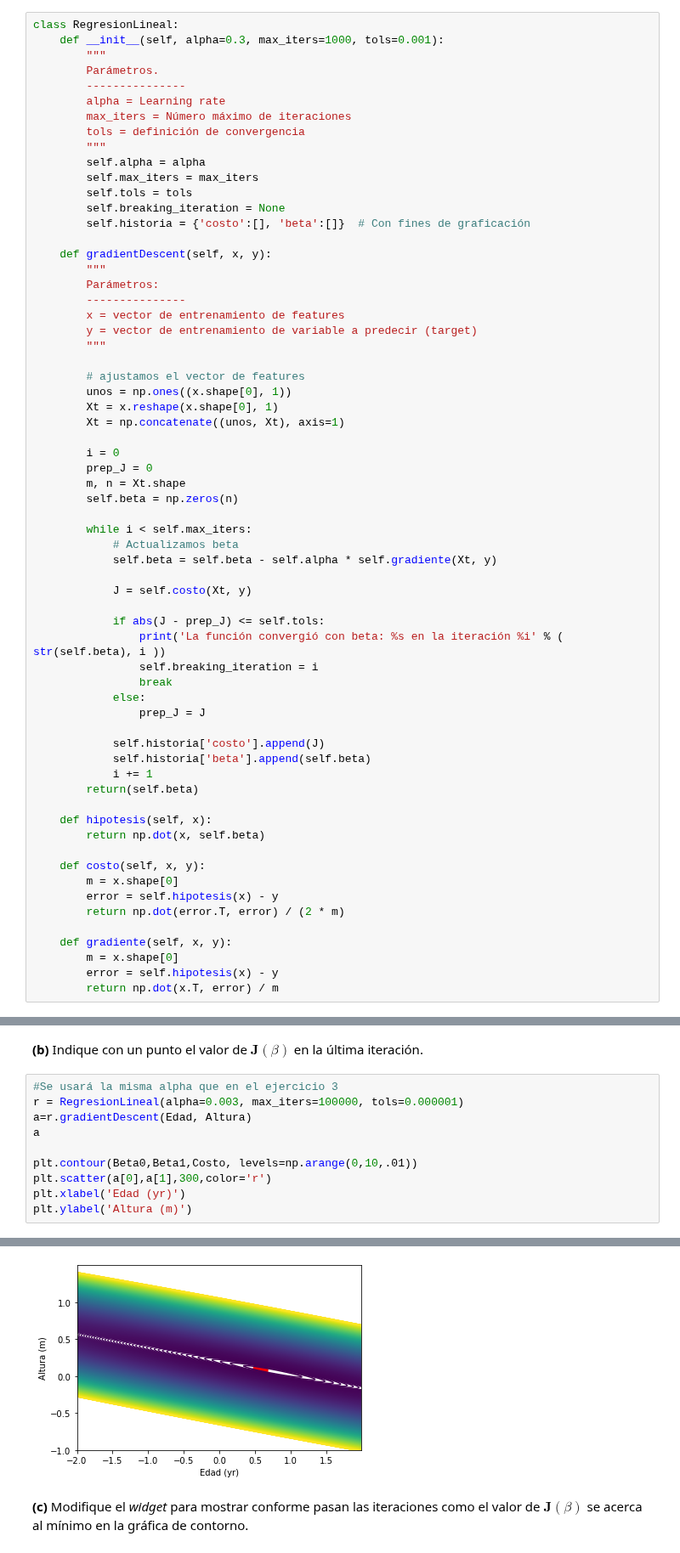
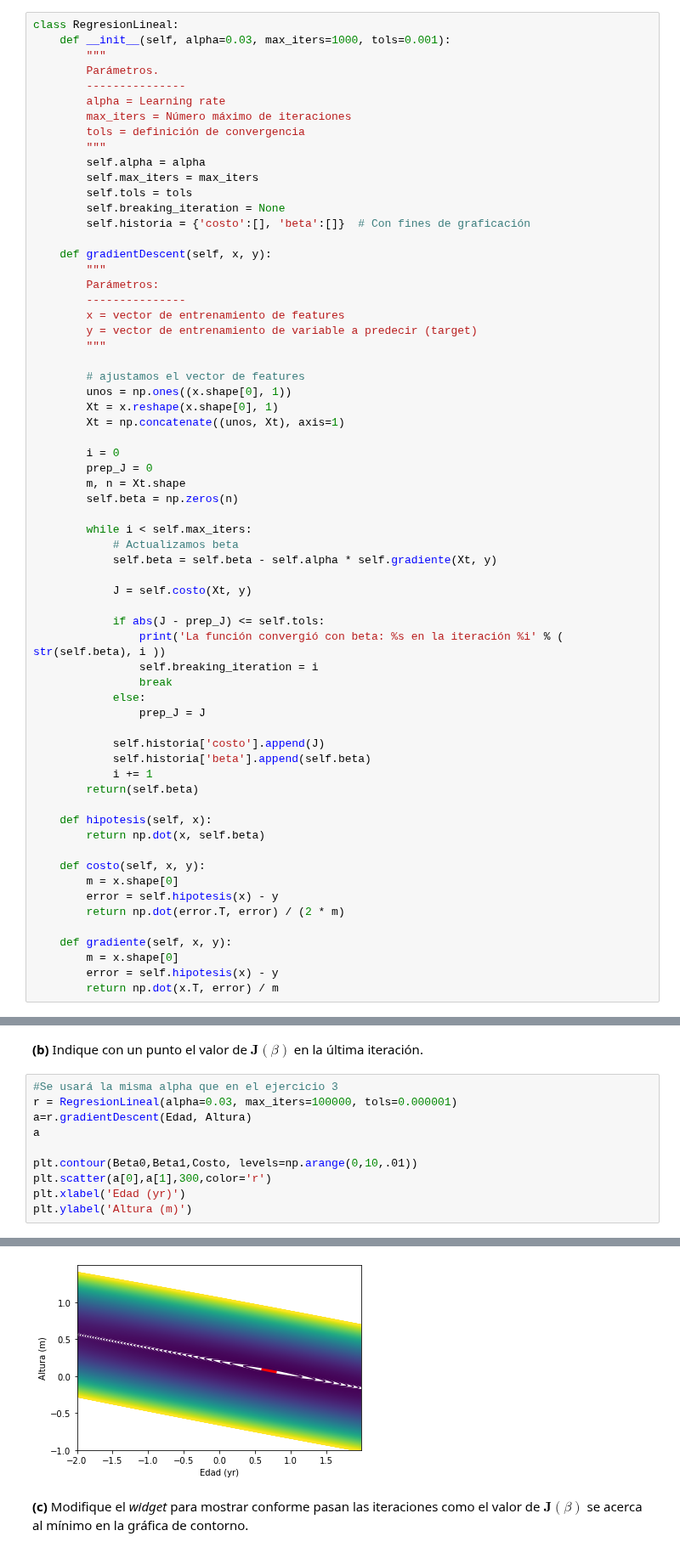
Before and after one commit to jesusigarmor/Matematicas-computacionales-fall2020, a Jupyter notebook: alumnos/RicardoMendezB/CurveFitting_tarea.ipynb, the cells around one changed output, grey strips where cells are left out. Shown at 85% size. Saved outputs shown, nothing was run; the diff lists cells and outputs as text.

```diff
--- a/alumnos/RicardoMendezB/CurveFitting_tarea.ipynb
+++ b/alumnos/RicardoMendezB/CurveFitting_tarea.ipynb
@@ -13,7 +13,7 @@ from ipywidgets import interact, fixed, widgets
 Populating the interactive namespace from numpy and matplotlib
 # %%
 class RegresionLineal:
-    def __init__(self, alpha=0.3, max_iters=1000, tols=0.001):
+    def __init__(self, alpha=0.03, max_iters=1000, tols=0.001):
         """
         Parámetros.
         ---------------
@@ -162,7 +162,7 @@ plt.contour(Beta0,Beta1,Costo, levels=np.arange(0,10,.01))
 **(b)** Indique con un punto el valor de $\textbf{J}(\beta)$ en la última iteración.
 # %%
 #Se usará la misma alpha que en el ejercicio 3
-r = RegresionLineal(alpha=0.003, max_iters=100000, tols=0.000001)
+r = RegresionLineal(alpha=0.03, max_iters=100000, tols=0.000001)
 a=r.gradientDescent(Edad, Altura)
 a
 
@@ -175,4 +175,4 @@ La función convergió con beta: [0.57784802 0.09523165] en la iteración 4549
 Text(0, 0.5, 'Altura (m)')
-[figure, old version]
+[figure, new version]
 # %% [markdown]
 **(c)** Modifique el _widget_ para mostrar conforme pasan las iteraciones como el valor de $\textbf{J}(\beta)$ se acerca al mínimo en la gráfica de contorno.
```
Also changed, not shown: parts of 6 cells of this notebook.
